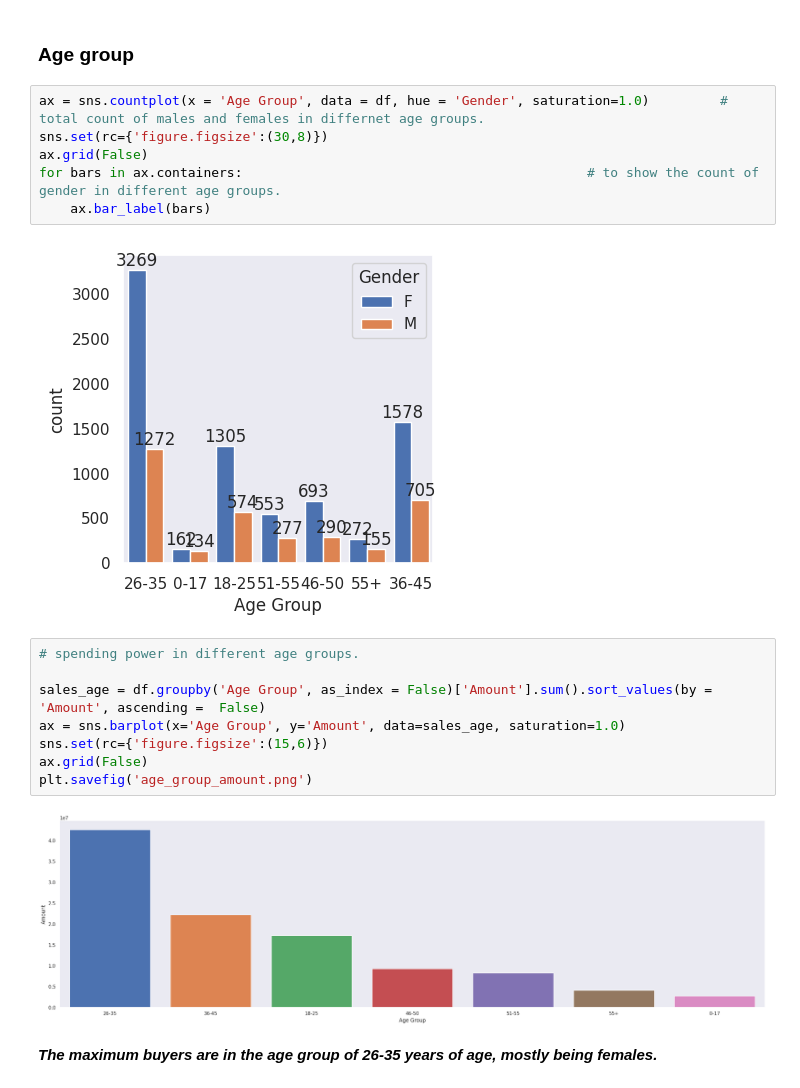
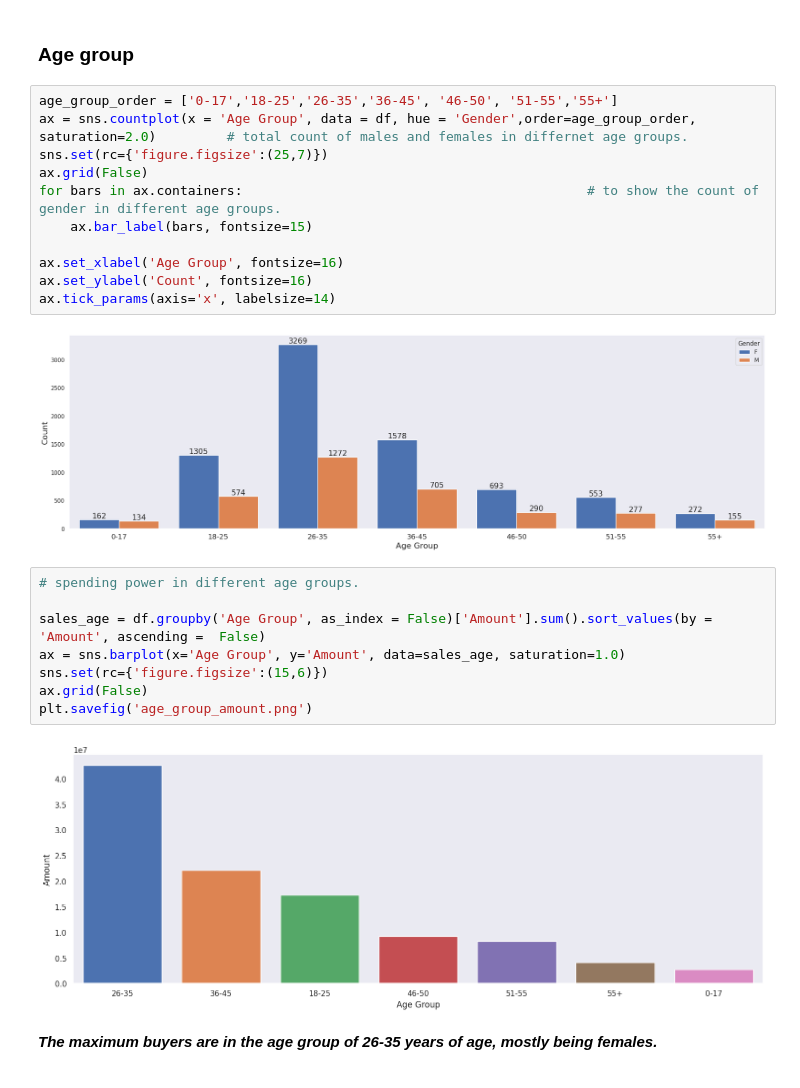
Before and after one commit to HafshaWahab/Diwali_Sales_Analysis_Python, a Jupyter notebook: diwali-sales-analysis.ipynb, the cells around one changed output. Saved outputs shown, nothing was run; the diff lists cells and outputs as text.

```diff
--- a/diwali-sales-analysis.ipynb
+++ b/diwali-sales-analysis.ipynb
@@ -215,13 +215,18 @@ plt.savefig('gender_amount_spent.png')
 # %% [markdown]
 ### Age group
 # %%
-ax = sns.countplot(x = 'Age Group', data = df, hue = 'Gender', saturation=1.0)         # total count of males and females in differnet age groups.
-sns.set(rc={'figure.figsize':(30,8)})
+age_group_order = ['0-17','18-25','26-35','36-45', '46-50', '51-55','55+']
+ax = sns.countplot(x = 'Age Group', data = df, hue = 'Gender',order=age_group_order, saturation=2.0)         # total count of males and females in differnet age groups.
+sns.set(rc={'figure.figsize':(25,7)})
 ax.grid(False)
 for bars in ax.containers:                                            # to show the count of gender in different age groups.
-    ax.bar_label(bars)
+    ax.bar_label(bars, fontsize=15)
+
+ax.set_xlabel('Age Group', fontsize=16)
+ax.set_ylabel('Count', fontsize=16)
+ax.tick_params(axis='x', labelsize=14)
 # %% [output]
-[figure, old version]
+[figure, new version]
 # %%
 # spending power in different age groups.
 
@@ -231,7 +236,7 @@ sns.set(rc={'figure.figsize':(15,6)})
 ax.grid(False)
 plt.savefig('age_group_amount.png')
 # %% [output]
-[figure, old version]
+[figure, new version]
 # %% [markdown]
 ***The maximum buyers are in the age group of 26-35 years of age, mostly being females.***
 # %% [markdown]
```
Also changed, not shown: parts of 6 cells of this notebook.
